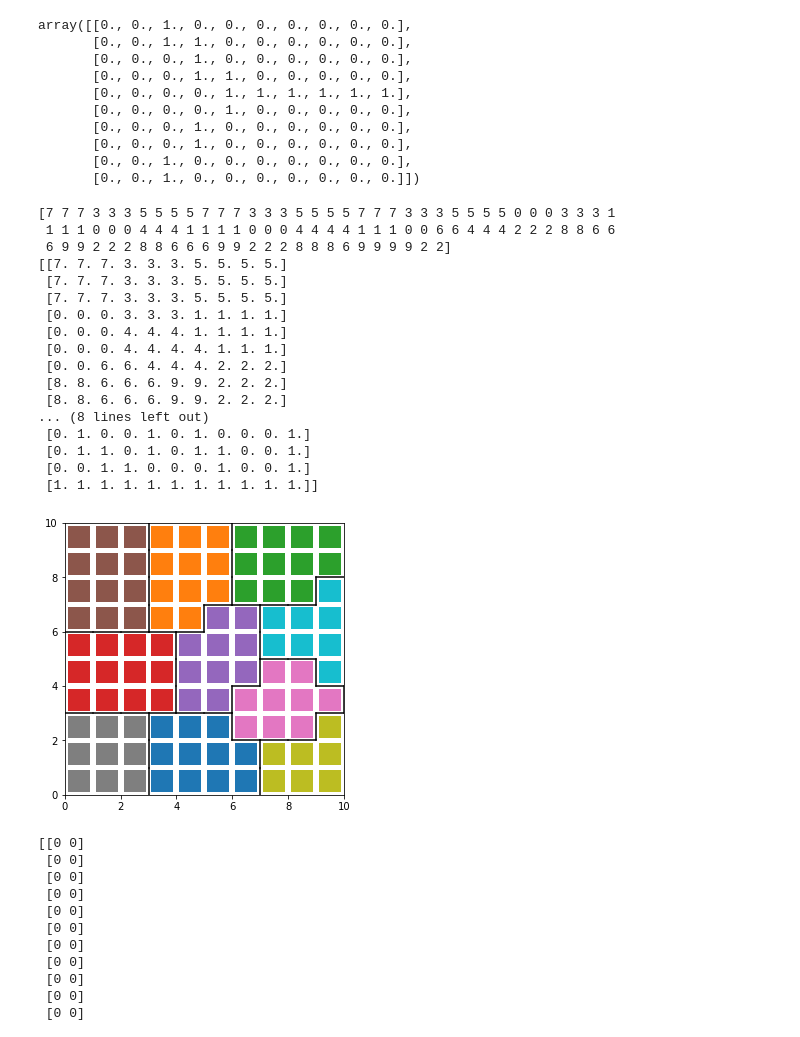
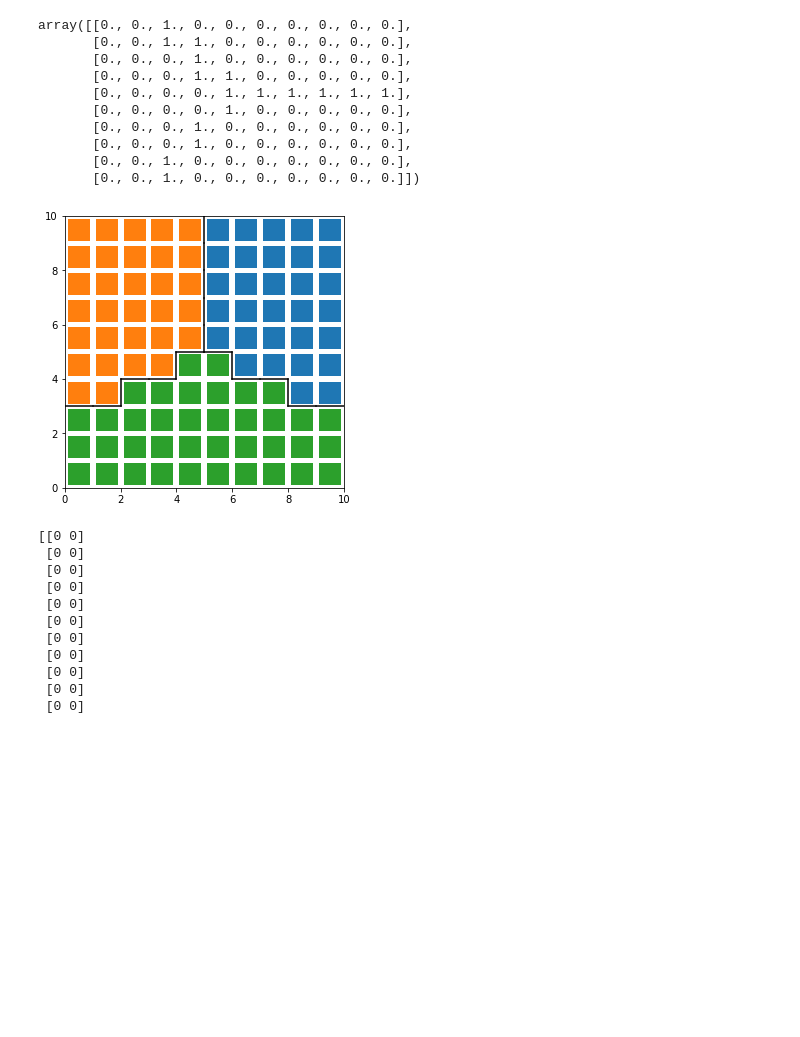
Before and after one commit to mikkelmilo/SOM-Clustering-Visualisations, a Jupyter notebook: milo.ipynb, the cells around one changed output. Cells and saved outputs as stored; diff of their text form; code cells hidden in the pictures; blank space fills up the shorter version.

```diff
--- a/milo.ipynb
+++ b/milo.ipynb
@@ -83,7 +83,6 @@ def plot_kmeans(som, d1, d2, n_clusters, debug=False):
     rweights = som.get_weights().reshape(d1*d2,-1) # first argument is product of first two dimensions of the input dataset
     kmeans = KMeans(n_clusters=n_clusters, random_state=0).fit(rweights)
     labels = kmeans.labels_
-    print(labels)
     plt.figure(figsize=(d1//2, d2//2))
     # Plotting the response for each pattern in the iris dataset
     #win_map = som.win_map(rweights)
@@ -93,12 +92,10 @@ def plot_kmeans(som, d1, d2, n_clusters, debug=False):
     #markers = ['o', 's', 'D']
     colors = ['C' + str(i) for i in np.unique(labels)] #['C0', 'C1', 'C2', 'C3', 'C4']
     win_labels = winners_labels(som,rweights,labels)
-    print(win_labels)
     diff_mat_ = dif_matrix(win_labels)
     diff_mat = np.append(diff_mat_,np.ones((diff_mat_.shape[0],1)),axis=1)
     diff_mat = np.append(diff_mat,np.ones((1,diff_mat.shape[1])),axis=0)
-    print(diff_mat)
-    #diff_mat = diff_mat_.resize((diff_mat_.shape[0]+1, diff_mat_.shape[1]+1)) # pad with an extra row and column of zeros - for convenience
+
     for cnt, xx in enumerate(rweights):
         w = som.winner(xx)  # getting the winner
         #w = xx
@@ -124,59 +121,42 @@ def plot_kmeans(som, d1, d2, n_clusters, debug=False):
                         # [1] -
                         # - - -
                         # then draw horizontal line
                         elif i == 0 and j != 0:
                             plt.plot([i,i+1],[j+1,j+1], color=border_color('green'))
                         # case where
+                        # - 0  1
+                        # -[1] 0
+                        # - -  -
+                        # then draw horizontal line
+                        elif i > 0 and diff_mat[i-1][j] == 0 and diff_mat[i][j+1] == 0 and diff_mat[i-1][j+1] != 0:
+                            plt.plot([i,i+1],[j+1,j+1], color=border_color('blue'))
+                        # case where
                         # - 1  -
                         # -[1] -
                         # - -  -
                         # then draw vertical line
                         if diff_mat[i][j+1] != 0:
                             plt.plot([i+1,i+1],[j+1,j+2], color=border_color('black'))
-                        # case where
-                        # - 0  1
-                        # -[1] 0
-                        # - -  -
-                        # then draw horizontal line
-                        if i > 0 and diff_mat[i-1][j] == 0 and diff_mat[i][j+1] == 0 and diff_mat[i-1][j+1] != 0:
-                            plt.plot([i,i+1],[j+1,j+1], color=border_color('blue'))
                         # edge case where
                         # - [1] -
                         # -  -  -
                         # then draw vertical line
                         if j == 0 and i != 0:
                             plt.plot([i+1,i+1],[j,j+1], color=border_color('brown'))
                     # case where
                     # - -  -
                     # -[0] 1
                     # - 1  0
                     # then draw vertical line
                     elif diff_mat[i+1][j] != 0 and diff_mat[i][j+1] != 0 and diff_mat[i+1][j+1] == 0:
                         plt.plot([i+1,i+1],[j+1,j+2], color=border_color('purple'))
     plot_borders(debug)
     plt.axis([0, d1, 0, d2])
     plt.show()
 
-plot_kmeans(som,d1,d2,10, debug=False)
+plot_kmeans(som,d1,d2,3, debug=False)
 # %% [output]
-[7 7 7 3 3 3 5 5 5 5 7 7 7 3 3 3 5 5 5 5 7 7 7 3 3 3 5 5 5 5 0 0 0 3 3 3 1
- 1 1 1 0 0 0 4 4 4 1 1 1 1 0 0 0 4 4 4 4 1 1 1 0 0 6 6 4 4 4 2 2 2 8 8 6 6
- 6 9 9 2 2 2 8 8 6 6 6 9 9 2 2 2 8 8 8 6 9 9 9 9 2 2]
-[[7. 7. 7. 3. 3. 3. 5. 5. 5. 5.]
- [7. 7. 7. 3. 3. 3. 5. 5. 5. 5.]
- [7. 7. 7. 3. 3. 3. 5. 5. 5. 5.]
- [0. 0. 0. 3. 3. 3. 1. 1. 1. 1.]
- [0. 0. 0. 4. 4. 4. 1. 1. 1. 1.]
- [0. 0. 0. 4. 4. 4. 4. 1. 1. 1.]
- [0. 0. 6. 6. 4. 4. 4. 2. 2. 2.]
- [8. 8. 6. 6. 6. 9. 9. 2. 2. 2.]
- [8. 8. 6. 6. 6. 9. 9. 2. 2. 2.]
-... (8 lines left out)
- [0. 1. 0. 0. 1. 0. 1. 0. 0. 0. 1.]
- [0. 1. 1. 0. 1. 0. 1. 1. 0. 0. 1.]
- [0. 0. 1. 1. 0. 0. 0. 1. 0. 0. 1.]
- [1. 1. 1. 1. 1. 1. 1. 1. 1. 1. 1.]]
-[figure, old version]
+[figure, new version]
 # %%
 kmeans = KMeans(n_clusters=3, random_state=0).fit(data)
 label = kmeans.labels_
```
